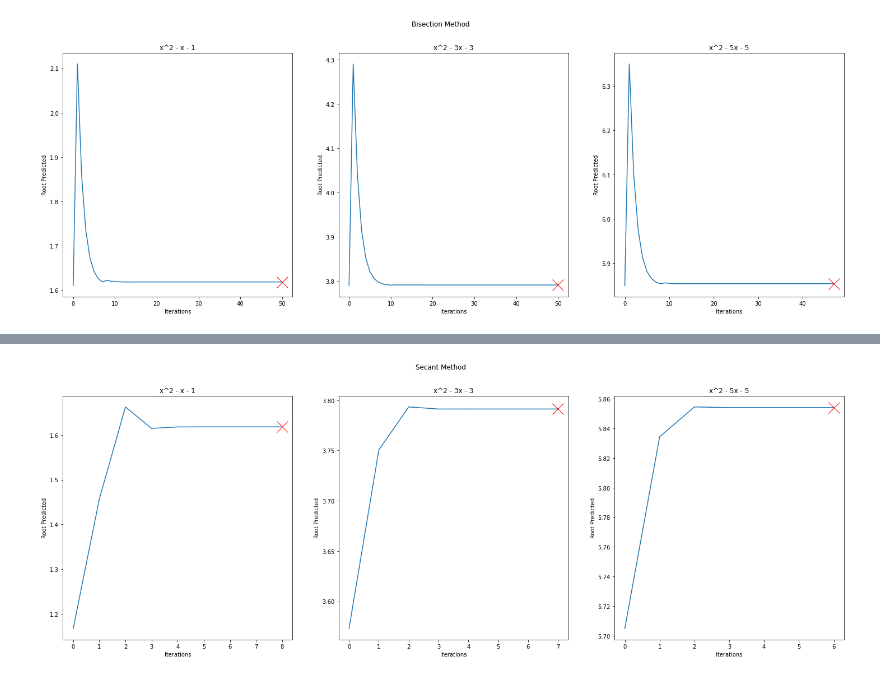
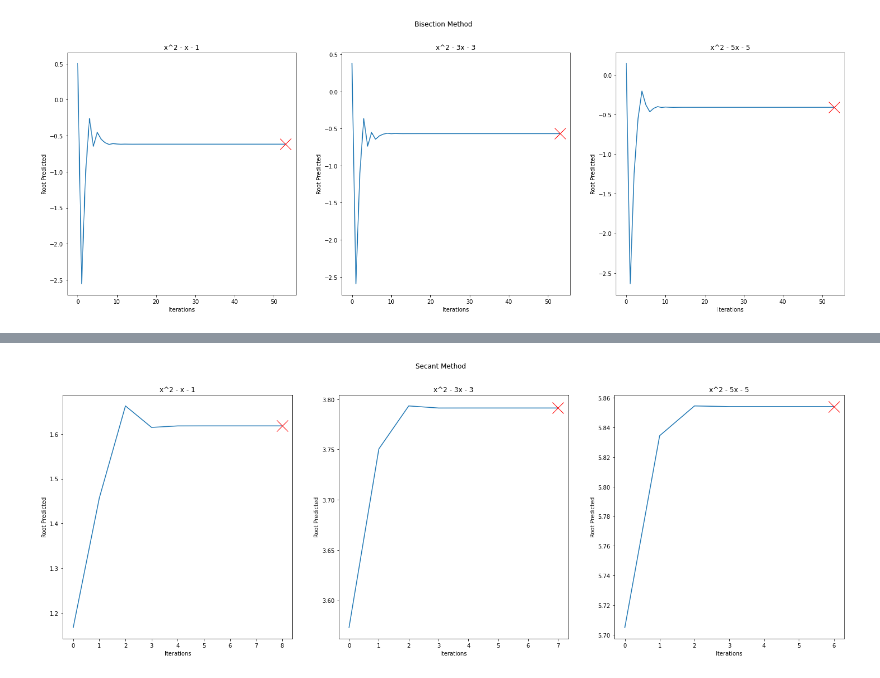
Before and after one commit to AshKhanNY/CS_301, a Jupyter notebook: Final Project/Shameem_Azwad.ipynb, the cells around one changed output, grey strips where cells are left out. Cells and saved outputs as stored; diff of their text form; code cells hidden in the pictures.

```diff
--- a/Final Project/Shameem_Azwad.ipynb
+++ b/Final Project/Shameem_Azwad.ipynb
@@ -3,7 +3,7 @@
 import math
 import matplotlib.pyplot as plt
 max_iterations = 10000
-tol = 1e-15
+tol = 1e-16
 # %%
 # Bisection Method
 def bisection(f, p0, p1, tolerance, max_iter):
@@ -212,23 +212,24 @@ def graph(plot, equation, y, answer):
     plot.plot(len(y)-1, answer, marker="x", markersize=20, markeredgecolor="red")
 # %%
 # Testing Bisection Method With 2nd Degree Polynomials
+from time import time
 fig, ax = plt.subplots(1, 3, figsize=(25,8)) # my screen may be too big
 fig.suptitle("Bisection Method")
 
 # Graph First Results
-outcome, output, iteration, path, t = bisection(lambda x:x**2-x-1, .61, 2.61, tol, max_iterations)
+outcome, output, iteration, path, t = bisection(lambda x:x**2-x-1, -5.61, 6.61, tol, max_iterations)
 # append results to table
-graph(ax[0], "x^2 - x - 1", path, ((1+math.sqrt(5))/2))
+graph(ax[0], "x^2 - x - 1", path, ((1-math.sqrt(5))/2))
 
 # Graph Second Results
-outcome, output, iteration, path, t = bisection(lambda x:x**2-3*x-3, 2.79, 4.79, tol, max_iterations)
+outcome, output, iteration, path, t = bisection(lambda x:4*x**2-3*x-3, -5.56, 6.31, tol, max_iterations)
 # append results to table
-graph(ax[1], "x^2 - 3x - 3", path, (3+math.sqrt(21))/2)
+graph(ax[1], "x^2 - 3x - 3", path, (3-math.sqrt(57))/8)
 
 # Graph Third Results
-outcome, output, iteration, path, t = bisection(lambda x:x**2-5*x-5, 4.85, 6.85, tol, max_iterations)
+outcome, output, iteration, path, t = bisection(lambda x:7*x**2-2*x-2, -5.41, 5.69, tol, max_iterations)
 # append results to table
-graph(ax[2], "x^2 - 5x - 5", path, (5+3*math.sqrt(5))/2)
+graph(ax[2], "x^2 - 5x - 5", path, (1-math.sqrt(15))/7)
 plt.show()
 # %% [output]
-[figure, old version]
+[figure, new version]
```
Also changed, not shown: parts of 2 cells of this notebook.
